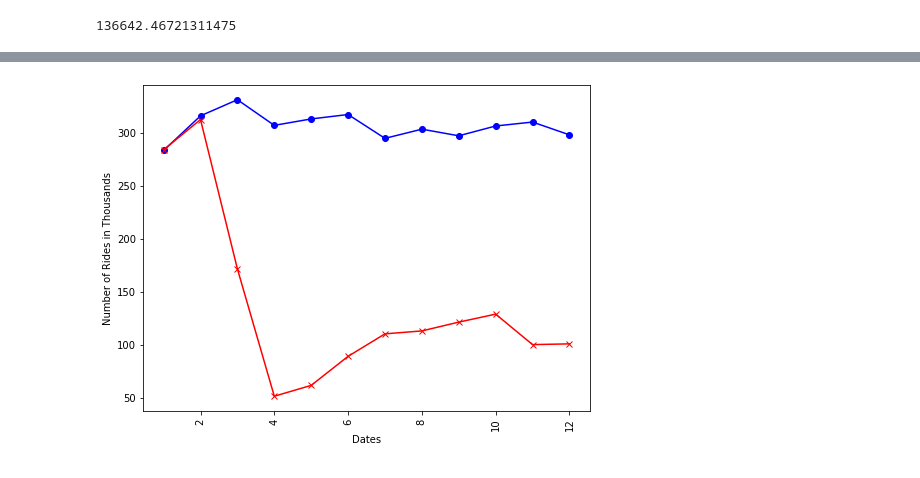
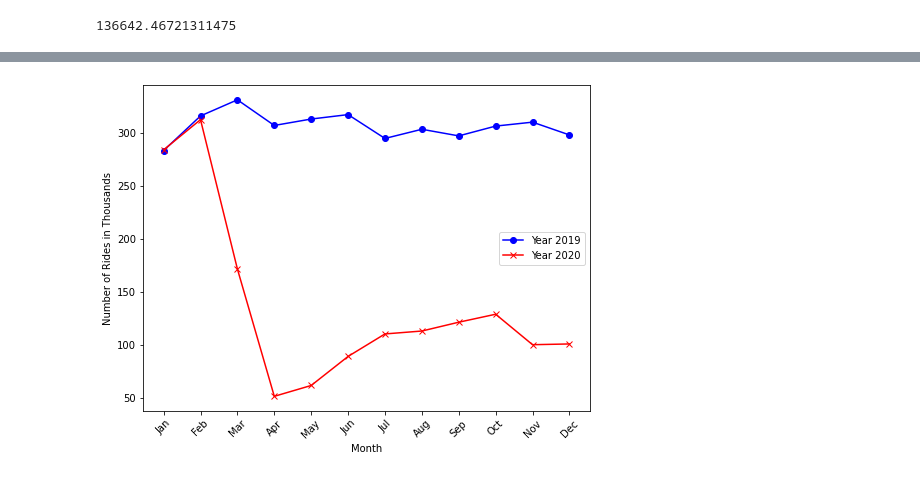
Before and after one commit to WeonhyeokChung/blog-medium, a Jupyter notebook: taxi.ipynb, the cells around one changed output, grey strips where cells are left out. Drawn from its saved outputs; the diff is of its cells as text; code cells hidden in the pictures.

```diff
--- a/taxi.ipynb
+++ b/taxi.ipynb
@@ -100,24 +99,22 @@ count2020 = monthlyavg2020/1000
 # %%
 # Set figure
 
 plt.figure(figsize=(8,6))
 
 # Plot
 
+dates = ['Jan','Feb','Mar','Apr','May','Jun','Jul','Aug','Sep','Oct','Nov','Dec']
 plt.plot(dates,count2019,color='blue', marker='o')
 plt.plot(dates,count2020,color='red', marker='x')
-
+plt.legend(['Year 2019', 'Year 2020'], loc='center right')
 # Labels
-
-plt.xlabel("Dates")
+plt.xlabel("Month")
 plt.ylabel("Number of Rides in Thousands")
 
 # Setting Ticks
-
-plt.tick_params(axis='x',labelsize=10,rotation=90)
+plt.tick_params(axis='x',labelsize=10,rotation=45)
 
 # Display
-
 plt.show()
 # %% [output]
-[figure, old version]
+[figure, new version]
```
Also changed, not shown: parts of 3 cells of this notebook.
